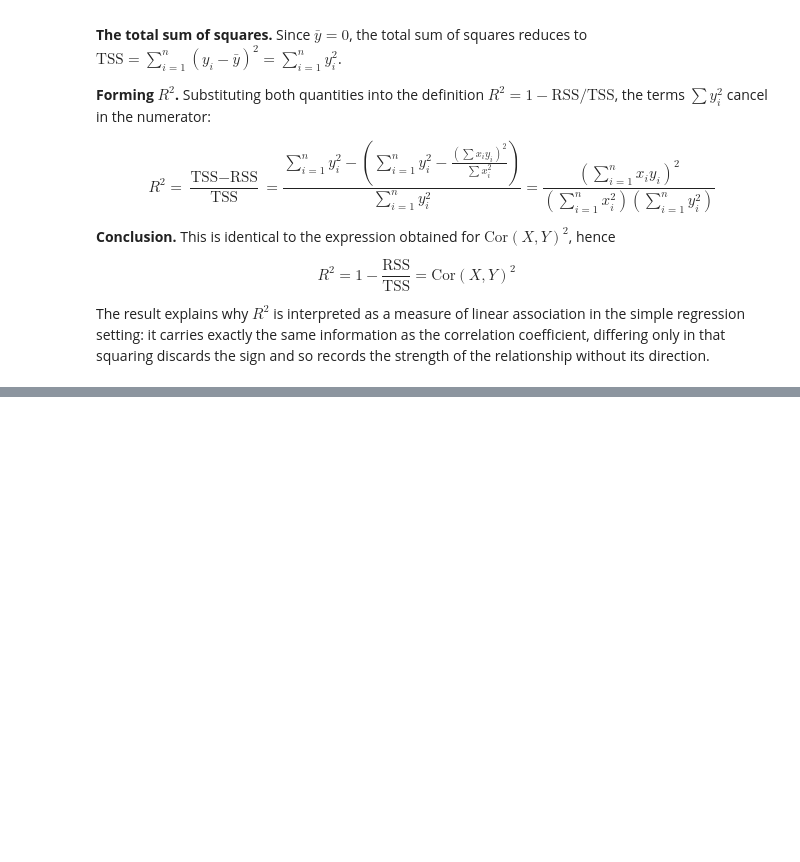
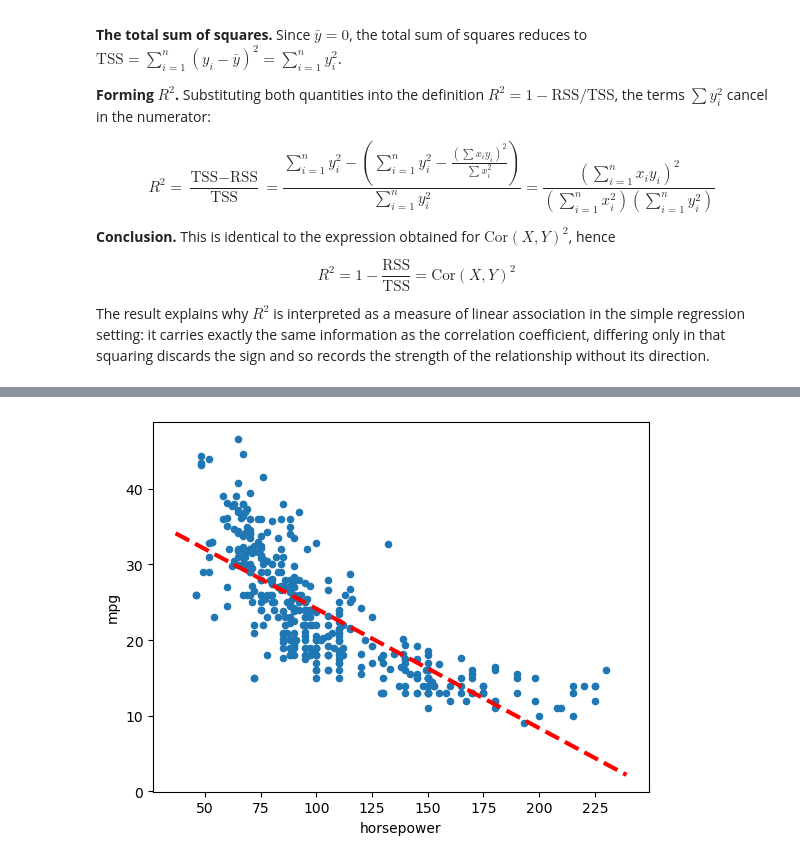
Before and after one commit to fatima-zahra20/ISLP-Solutions, a Jupyter notebook: MySolutionISLP_02.ipynb, the cells around one changed output, grey strips where cells are left out. Saved outputs shown, nothing was run; the diff lists cells and outputs as text; code cells hidden in the pictures; blank space fills up the shorter version.

```diff
--- a/MySolutionISLP_02.ipynb
+++ b/MySolutionISLP_02.ipynb
@@ -172,0 +175,11 @@ The result explains why $R^2$ is interpreted as a measure of linear association
+# %%
+import pandas as pd
+import statsmodels.api as sm
+
+auto = pd.read_csv(r"C:\Users\Fatima zahra\Practice\ALL+CSV+FILES+-+2nd+Edition+-+corrected\ALL CSV FILES - 2nd Edition\Auto.csv", na_values="?")
+auto = auto.dropna()
+
+Y = auto['mpg']
+X = sm.add_constant(auto['horsepower'])
+M_lm = sm.OLS(Y, X).fit()
+print(M_lm.summary())
@@ -172,0 +230,15 @@ The result explains why $R^2$ is interpreted as a measure of linear association
+# %%
+def abline(ax, b, m, *args, **kwargs):
+    "Add a line with slope m and intercept b to ax"
+    xlim = ax.get_xlim()
+    ylim = [m * xlim[0] + b, m * xlim[1] + b]
+    ax.plot(xlim, ylim, *args, **kwargs)
+
+ax = auto.plot.scatter('horsepower', 'mpg')
+abline(ax,
+       M_lm.params['const'],
+       M_lm.params['horsepower'],
+       'r--',
+       linewidth=3)
+# %% [output]
+[figure, added]
```
Also changed, not shown: parts of 6 cells of this notebook.
